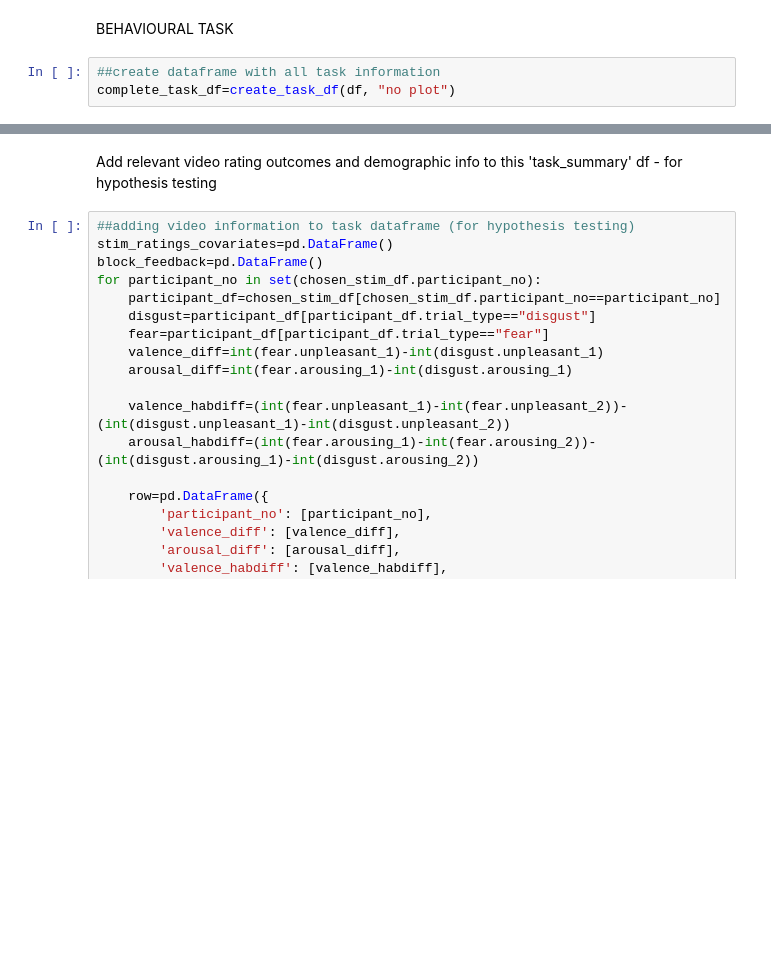
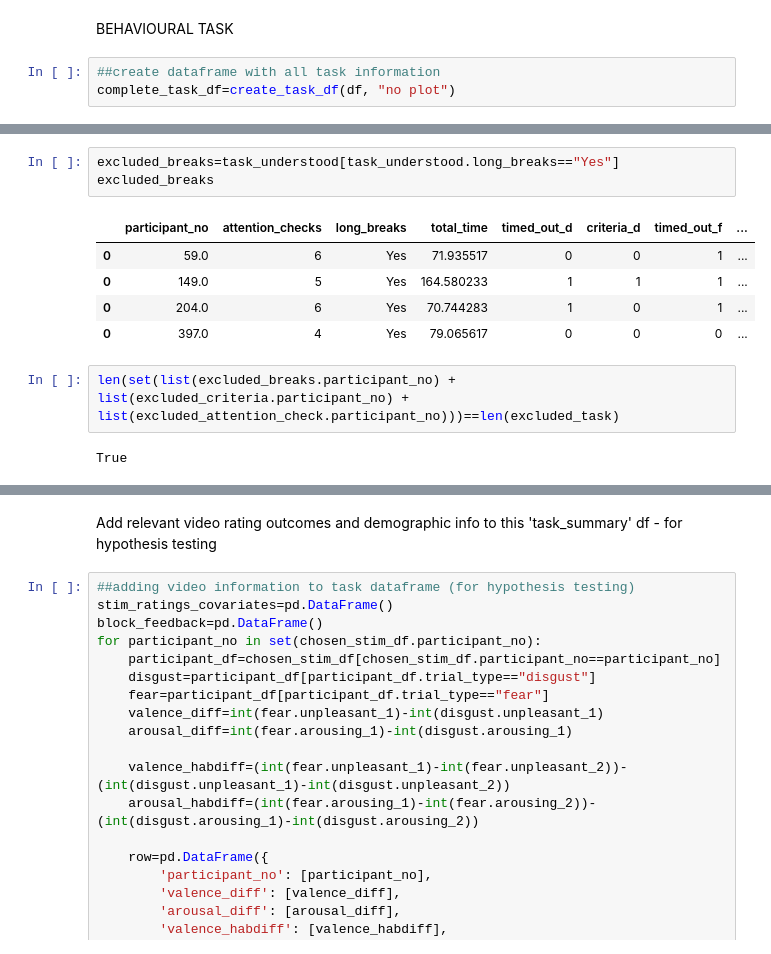
Before and after one commit to emilybagley/disgust_reversal_learning-stage2, a Jupyter notebook: 0_data_cleaning.ipynb, the cells around one changed output, grey strips where cells are left out. Cells and saved outputs as stored; diff of their text form; blank space fills up the shorter version.

```diff
--- a/0_data_cleaning.ipynb
+++ b/0_data_cleaning.ipynb
@@ -258,3 +282,16 @@ excluded_list
+# %%
+excluded_breaks=task_understood[task_understood.long_breaks=="Yes"]
+excluded_breaks
+# %% [output]
+|  | participant_no | attention_checks | long_breaks | total_time | timed_out_d | criteria_d | timed_out_f | ... |
+| 0 | 59.0 | 6 | Yes | 71.935517 | 0 | 0 | 1 | ... |
+| 0 | 149.0 | 5 | Yes | 164.580233 | 1 | 1 | 1 | ... |
+| 0 | 204.0 | 6 | Yes | 70.744283 | 1 | 0 | 1 | ... |
+| 0 | 397.0 | 4 | Yes | 79.065617 | 0 | 0 | 0 | ... |
+# %%
+len(set(list(excluded_breaks.participant_no) + list(excluded_criteria.participant_no) + list(excluded_attention_check.participant_no)))==len(excluded_task)
+# %% [output]
+True
 # %%
 #extract task outcomes - i.e., error types, error rates, win-stay/lose-shift
 task_summary=make_task_outcomes(complete_task_df.drop('index', axis=1))
```
Also changed, not shown: parts of 8 cells of this notebook.
